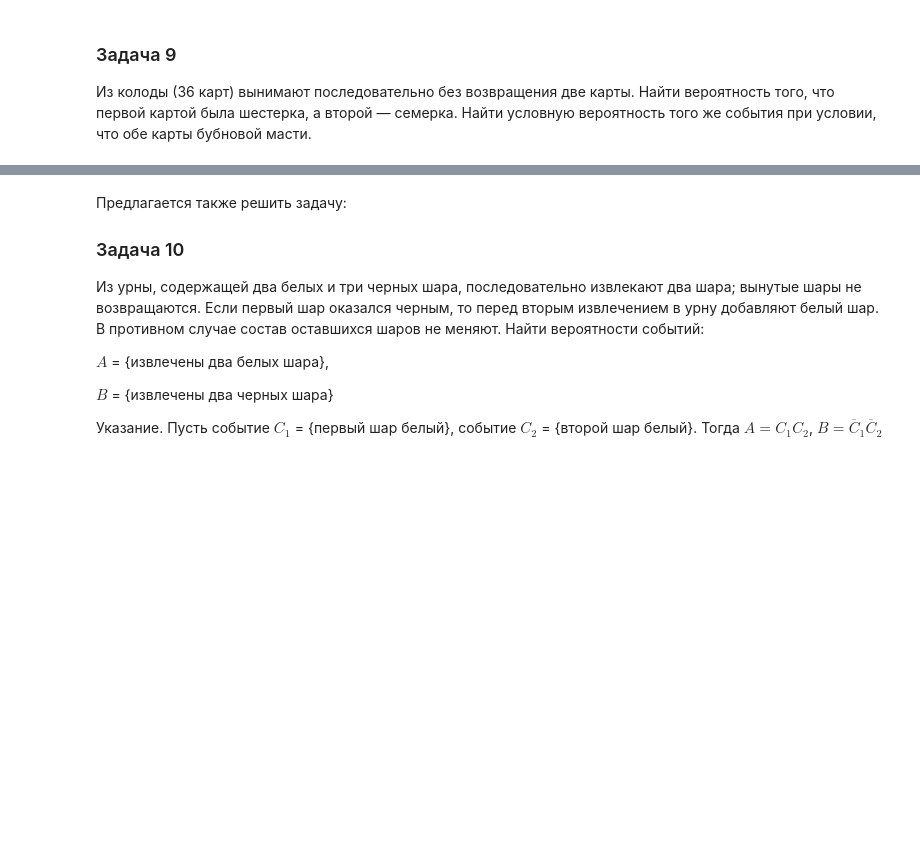
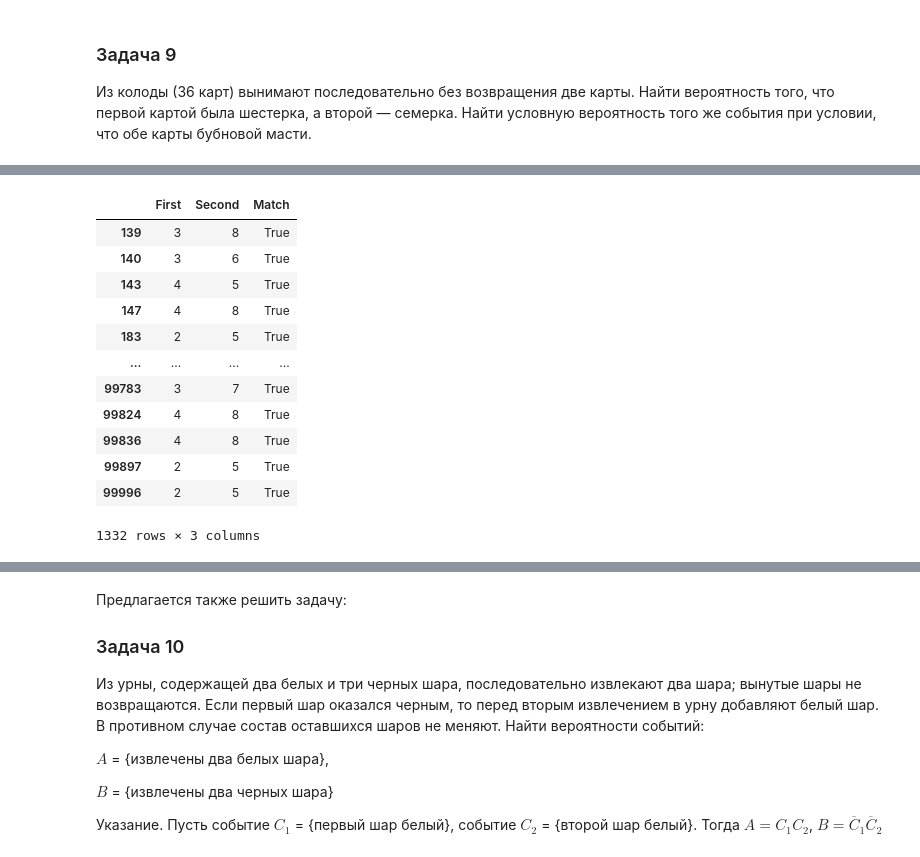
Before and after one commit to Itillonis/DA, a Jupyter notebook: Практика_к_занятию_11 empty.ipynb, the cells around one changed output, grey strips where cells are left out. Drawn from its saved outputs; the diff is of its cells as text; code cells hidden in the pictures; blank space fills up the shorter version.

```diff
--- a/Практика_к_занятию_11 empty.ipynb
+++ b/Практика_к_занятию_11 empty.ipynb
@@ -176,0 +278,18 @@ D = {Среди стершихся цифр хотя бы две различн
+# %%
+# Для этой задачи предположим, что шестерки - это значения 1, 2, 3 и 4, а семерки - 5, 6, 7, 8
+cards_df['Match']=(cards_df['First'].isin([1,2,3,4]))&(cards_df['Second'].isin([5,6,7,8]))
+cards_df[cards_df['Match'] == True]
+# %% [output]
+|  | First | Second | Match |
+| 139 | 3 | 8 | True |
+| 140 | 3 | 6 | True |
+| 143 | 4 | 5 | True |
+| 147 | 4 | 8 | True |
+| 183 | 2 | 5 | True |
+| ... | ... | ... | ... |
+| 99783 | 3 | 7 | True |
+| 99824 | 4 | 8 | True |
+| 99836 | 4 | 8 | True |
+| 99897 | 2 | 5 | True |
+| 99996 | 2 | 5 | True |
+1332 rows × 3 columns
```
Also changed, not shown: parts of 14 cells of this notebook, 1 other file.
